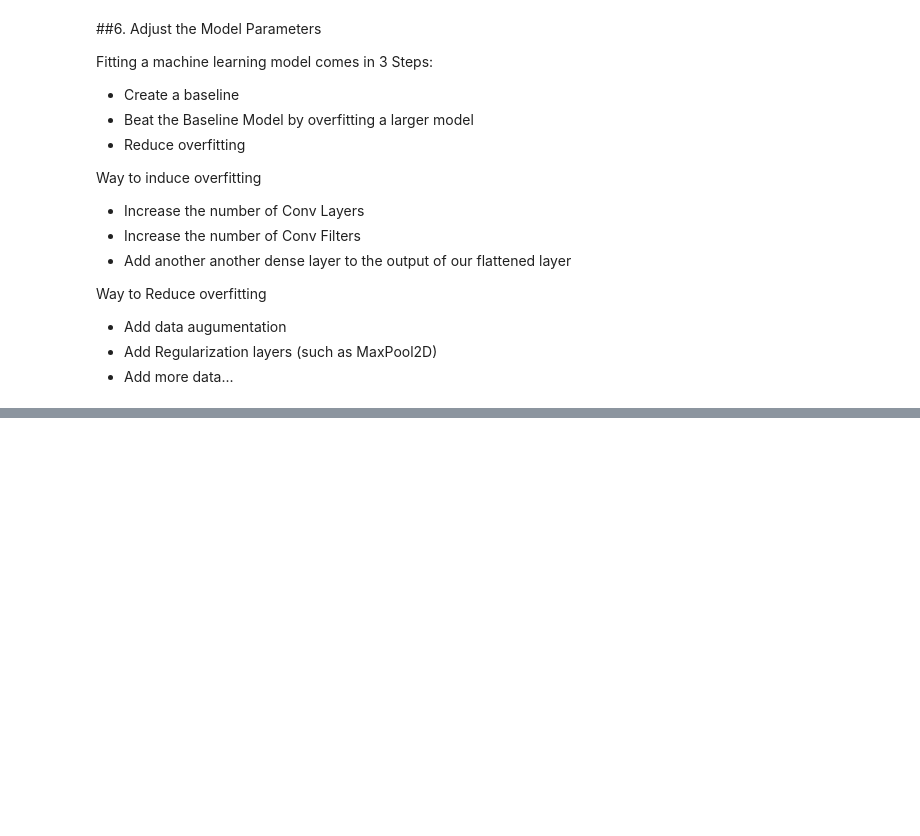
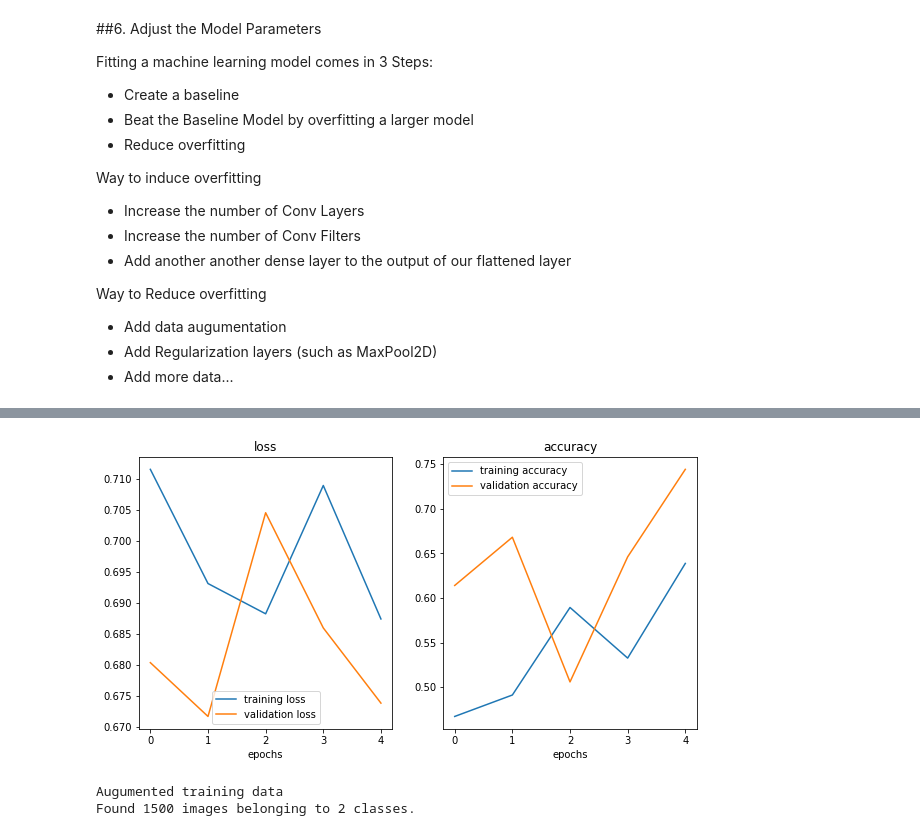
Before and after one commit to srikant-ai/Deep_Learning_TensorFlow, a Jupyter notebook: Introduction_to_Computer_Vision_With_TensorFlow.ipynb, the cells around one changed output, grey strips where cells are left out. Cells and saved outputs as stored; diff of their text form; code cells hidden in the pictures; blank space fills up the shorter version.

```diff
--- a/Introduction_to_Computer_Vision_With_TensorFlow.ipynb
+++ b/Introduction_to_Computer_Vision_With_TensorFlow.ipynb
@@ -671,0 +716,16 @@ plot_loss_curves(history_5)
+# %%
+#create a ImageDataGenerator training instance with data augumnetation
+train_datagen_augumented = ImageDataGenerator(rescale=1./255,
+                                              rotation_range=0.2,
+                                              shear_range=0.2,
+                                              zoom_range=0.2,
+                                              width_shift_range=0.2,
+                                              height_shift_range=0.2,
+                                              horizontal_flip=True,
+                                              )
+
+#create a ImageDataGenerator training instance without data augumnetation
+train_datagen=ImageDataGenerator(rescale=1./255)
+
+#create a ImageDataGenerator test instance without data augumnetation
+test_datagen=ImageDataGenerator(rescale=1./255)
@@ -671,0 +792,24 @@ plot_loss_curves(history_5)
+# %%
+# Create a model same as model5
+model_6 = Sequential([
+          Conv2D(10,3,activation='relu'),
+          MaxPool2D(2),
+          Conv2D(10,3,activation='relu'),
+          MaxPool2D(2),
+          Conv2D(10,3,activation='relu'),
+          MaxPool2D(2),
+          Flatten(),
+          Dense(1,activation='sigmoid')
+])
+
+# compile the model
+model_6.compile(loss='binary_crossentropy',
+                optimizer=Adam(),
+                metrics=['accuracy'])
+
+# Fit the model on Augumented Data
+history_6 = model_6.fit(train_data_augumented,
+                        epochs=5,
+                        steps_per_epoch=len(train_data_augumented),
+                        validation_data=test_data,
+                        validation_steps = len(test_data))
@@ -671,0 +827,16 @@ plot_loss_curves(history_5)
+# %%
+# Check Model Training Curves
+plot_loss_curves(history_6)
+# %% [output]
+[figure, added]
+# %%
+# Import data and augument it from training directory with Shuffle as True
+print("Augumented training data")
+train_data_augumented = train_datagen_augumented.flow_from_directory(train_dir,
+                                                                     target_size=(224,224),
+                                                                     batch_size=32,
+                                                                     class_mode="binary",
+                                                                     shuffle=True)
+# %% [output]
+Augumented training data
+Found 1500 images belonging to 2 classes.
```
Also changed, not shown: parts of 38 cells of this notebook.
